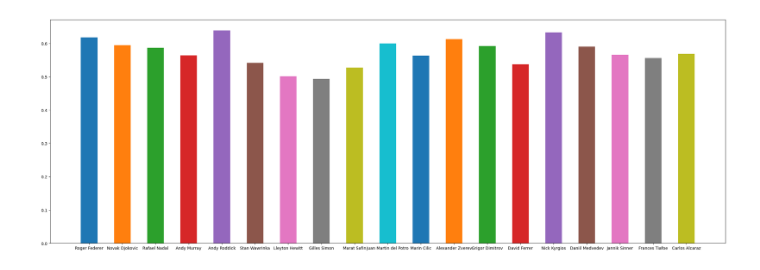
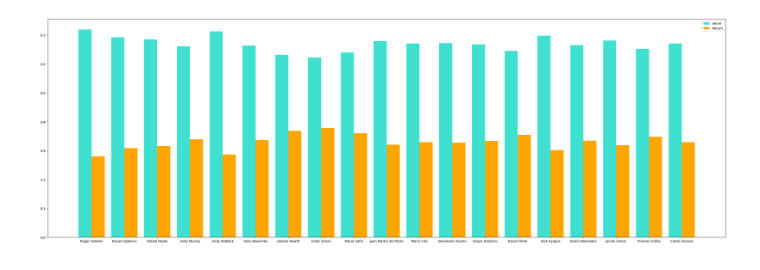
Before and after one commit to Vkutti/tennis-labs, a Jupyter notebook: get_data.ipynb, the cells around one changed output. Saved outputs shown, nothing was run; the diff lists cells and outputs as text; code cells hidden in the pictures.

```diff
--- a/get_data.ipynb
+++ b/get_data.ipynb
@@ -7,70 +7,74 @@ import matplotlib.pyplot as plt
 data = pd.read_csv("atp_matches_2008.csv")
 data_array = np.array(data)
 
-players = ["Roger Federer", "Novak Djokovic", "Rafael Nadal", "Andy Murray", "Andy Roddick", "Stan Wawrinka", "Lleyton Hewitt", "Gilles Simon", "Marat Safin", "Juan Martin del Potro", "Marin Cilic", "Alexander Zverev", "Grigor Dimitrov", "David Ferrer", "Nick Kyrgios", "Daniil Medvedev", "Jannik Sinner", "Frances Tiafoe", "Carlos Alcaraz", ]
-
-rf_serves = 0
-nd_serves = 0
-rn_serves = 0
-am_serves = 0
-ar_serves = 0
-sw_serves = 0
-lh_serves = 0
-gs_serves = 0
+players = ["Roger Federer",
+           "Novak Djokovic",
+           "Rafael Nadal",
+           "Andy Murray",
+           "Andy Roddick",
+           "Stan Wawrinka",
+           "Lleyton Hewitt",
+           "Gilles Simon",
+           "Marat Safin",
+           "Juan Martin del Potro",
+           "Marin Cilic",
+           "Alexander Zverev",
+           "Grigor Dimitrov",
+           "David Ferrer",
+           "Nick Kyrgios",
+           "Daniil Medvedev",
+           "Jannik Sinner",
+           "Frances Tiafoe",
+           "Carlos Alcaraz"
+]
 
 w_all_data = []
 l_all_data = []
 
 for i in data_array:
     for p in players:
-        if i[10] == p:
-            w_inTotal = i[30]
+        if i[10].strip() == p:
+            w_serve_to_points = i[29]
             w_first_serves = i[31]
             w_second_serves = i[32]
-
-            w_serves_to_points = (w_first_serves / w_inTotal) - ((w_second_serves / w_inTotal) / 2)
-
-            w_all_data.append([i[10], w_serves_to_points])
-
-            # print(f'The winner {i[10]} serves in: {w_serves_to_points}')
-
-        if i[18] == p:
-            l_inTotal = i[39]
+            w_serves_to_points = (w_first_serves + w_second_serves) / w_serve_to_points
+            l_return_accuracy = (w_serve_to_points - (w_first_serves + w_second_serves)) / w_serve_to_points
+            w_all_data.append([p, w_serves_to_points, l_return_accuracy])
+        if i[18].strip() == p:
+            l_serve_to_points = i[38]
             l_first_serves = i[40]
             l_second_serves = i[41]
-
-            l_serves_to_points = (l_first_serves / l_inTotal) - ((l_second_serves / l_inTotal) / 2)
-
-            l_all_data.append([i[18], l_serves_to_points])
-
-            # print(f'The loser {i[18]} serves in: {l_serves_to_points}')
-
-    # normalized_win_rate = (w_serves_to_points + (1 - l_serves_to_points)) / 2
-
-# print(w_all_data)
-
-# print(l_all_data)
+            l_serves_to_points = (l_first_serves + l_second_serves) / l_serve_to_points
+            w_return_accuracy = (l_serve_to_points - (l_first_serves + l_second_serves)) / l_serve_to_points
+            l_all_data.append([p, l_serves_to_points, w_return_accuracy])
 
 total_all_data = w_all_data + l_all_data
 
-
-total_all_data_list = {p: [] for p in players}
+# Use sets to avoid duplicate values per player
+total_all_data_dict = {p: {"serve": [], "return": []} for p in players}
 
 for i in total_all_data:
     player = i[0]
-    value = i[1]
-
-    if player in total_all_data_list and not math.isnan(value):
-        if value not in total_all_data_list[player]:
-            total_all_data_list[player].append(value)
-
+    serve_value = i[1]
+    return_value = i[2]
+    if player in total_all_data_dict and not math.isnan(serve_value) and not math.isnan(return_value):
+        total_all_data_dict[player]["serve"].append(serve_value)
+        total_all_data_dict[player]["return"].append(return_value)
 
 plt.figure(figsize=(30, 10))
 
-for player, value in total_all_data_list.items():
-        if value:
-            avg = sum(value) / len(value)
-            print(f'{player}: {avg}')
+for idx, (player, vals) in enumerate(total_all_data_dict.items()):
+    serve_vals = vals["serve"]
+    return_vals = vals["return"]
+    if serve_vals and return_vals:
+        avg_serve = sum(serve_vals) / len(serve_vals)
+        avg_return = sum(return_vals) / len(return_vals)
+        print(f'["{player}", {avg_serve}, {avg_return}],')
+        plt.bar(idx - 0.2, avg_serve, width=0.4, label='Serve' if idx == 0 else "", color='turquoise')
+        plt.bar(idx + 0.2, avg_return, width=0.4, label='Return' if idx == 0 else "", color='orange')
 
-        plt.bar(x=player, height=avg, width=0.5)
+plt.xticks(range(len(players)), players)
+plt.legend()
+plt.tight_layout()
+plt.show()
 # %% [output]
@@ -96 +100 @@ Carlos Alcaraz: 0.5685097899035272
-[figure, old version]
+[figure, new version]
```
Also changed, not shown: parts of 1 cell of this notebook, 3 other files.
